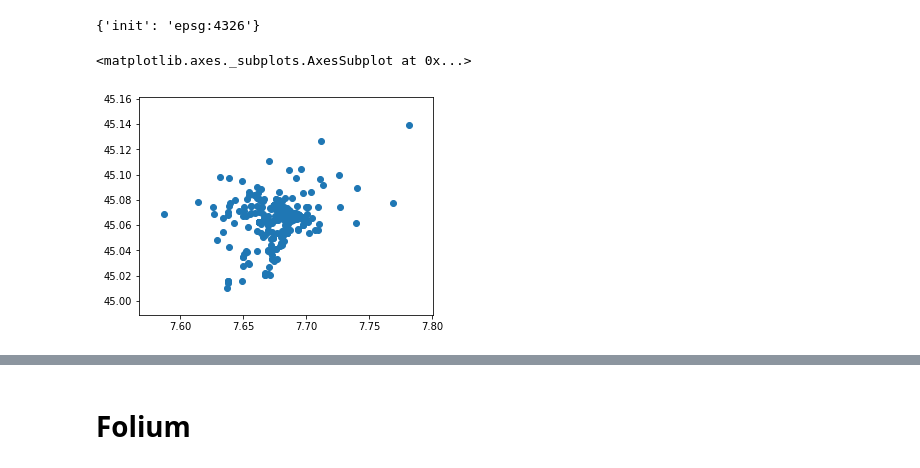
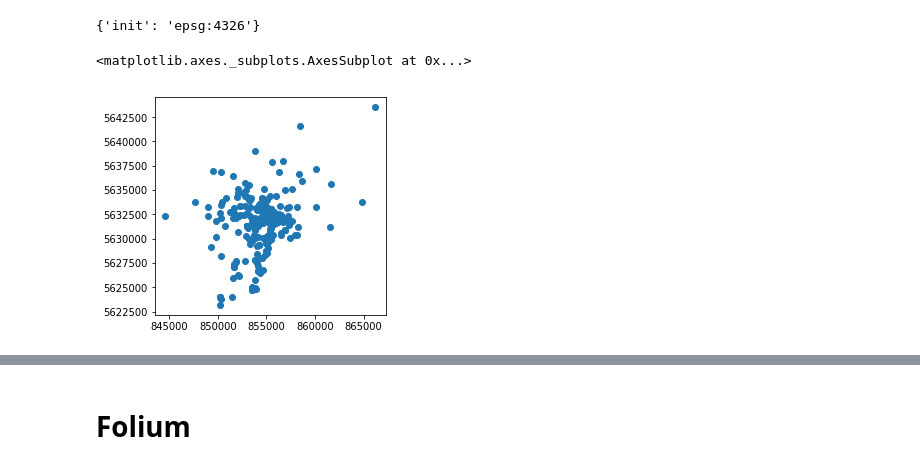
Before and after one commit to napo/geospatial_bigdive, a Jupyter notebook: 03 - Visualizing Geospatial Data #bigdive8.ipynb, the cells around one changed output, grey strips where cells are left out. Saved outputs shown, nothing was run; the diff lists cells and outputs as text; code cells hidden in the pictures.

```diff
--- a/03 - Visualizing Geospatial Data #bigdive8.ipynb
+++ b/03 - Visualizing Geospatial Data #bigdive8.ipynb
@@ -373,8 +349,10 @@ libraries_turin = libraries[libraries.comune=='Torino']
 libraries_turin.crs
 # %% [output]
 {'init': 'epsg:4326'}
+# %%
+libraries_turin3857 = libraries_turin.to_crs('epsg:3857')
 # %%
-libraries_turin.plot()
+libraries_turin3857.plot()
 # %% [output]
 <matplotlib.axes._subplots.AxesSubplot at 0x...>
-[figure, old version]
+[figure, new version]
```
Also changed, not shown: parts of 27 cells of this notebook, 1 other file.
